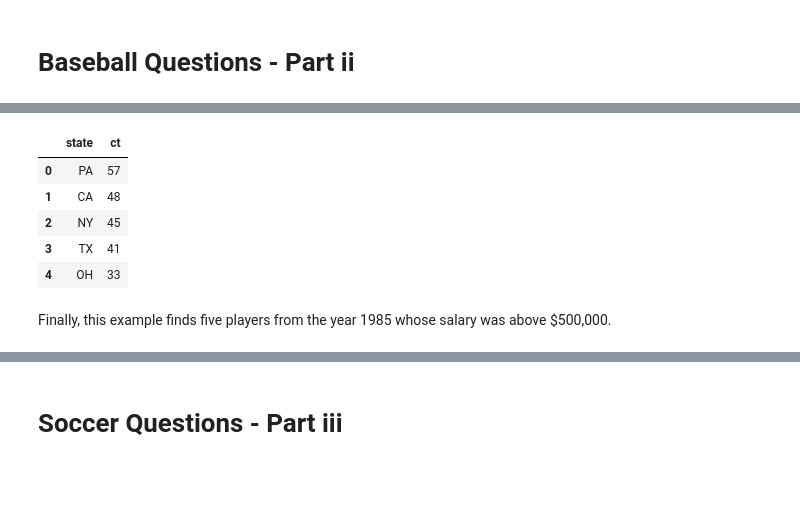
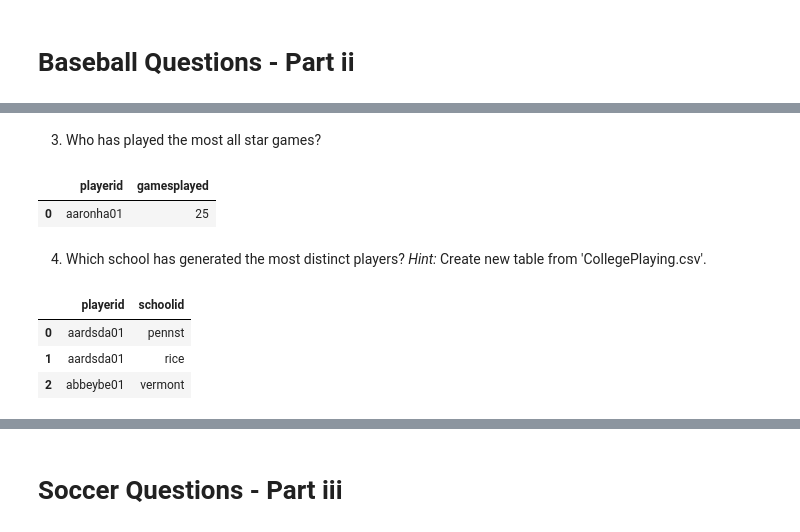
Before and after one commit to spencertollefson/deliverables-metis, a Jupyter notebook: challenges/challenge_set_09_sql_spencertollefson.ipynb, the cells around one changed output, grey strips where cells are left out. Cells and saved outputs as stored; diff of their text form; code cells hidden in the pictures; blank space fills up the shorter version.

```diff
--- a/challenges/challenge_set_09_sql_spencertollefson.ipynb
+++ b/challenges/challenge_set_09_sql_spencertollefson.ipynb
@@ -78,7 +83,7 @@ ORDER BY AvgPrice DESC;
 # %%
 from sshtunnel import SSHTunnelForwarder
 
-AWS_IP_ADDRESS = '34.215.20.24'
+AWS_IP_ADDRESS = '54.245.34.41'
 AWS_USERNAME = 'spencer'
 SSH_KEY_PATH = '/home/spencer/.ssh/id_rsa'
 
@@ -146,17 +165,26 @@ More sophisticated queries can also be used. This example finds the states with
+# %% [markdown]
+3. Who has played the most all star games?
 # %%
-sql_query = '''SELECT schoolstate as state, Count(schoolid) as ct
-               FROM schools
-               GROUP BY state
-               ORDER BY ct DESC
-               LIMIT 5;'''
+sql_query = ''' SELECT playerid, COUNT(gp) AS gamesplayed
+                FROM allstarfull
+                GROUP BY playerID
+                ORDER BY gamesplayed DESC
+                LIMIT 1;'''
 
 pd.read_sql_query(sql_query, cnx)
 # %% [output]
-|  | state | ct |
-| 0 | PA | 57 |
-| 1 | CA | 48 |
-| 2 | NY | 45 |
-| 3 | TX | 41 |
-| 4 | OH | 33 |
+|  | playerid | gamesplayed |
+| 0 | aaronha01 | 25 |
-# %% [markdown]
-Finally, this example finds five players from the year 1985 whose salary was above $500,000.
+# %% [markdown]
+4. Which school has generated the most distinct players? *Hint:* Create new table from 'CollegePlaying.csv'.
+# %%
+sql_query = ''' SELECT *
+                FROM schoolsplayers
+                LIMIT 3;'''
+
+pd.read_sql_query(sql_query, cnx)
+# %% [output]
+|  | playerid | schoolid |
+| 0 | aardsda01 | pennst |
+| 1 | aardsda01 | rice |
+| 2 | abbeybe01 | vermont |
```
Also changed, not shown: parts of 63 cells of this notebook, 37 other files.
